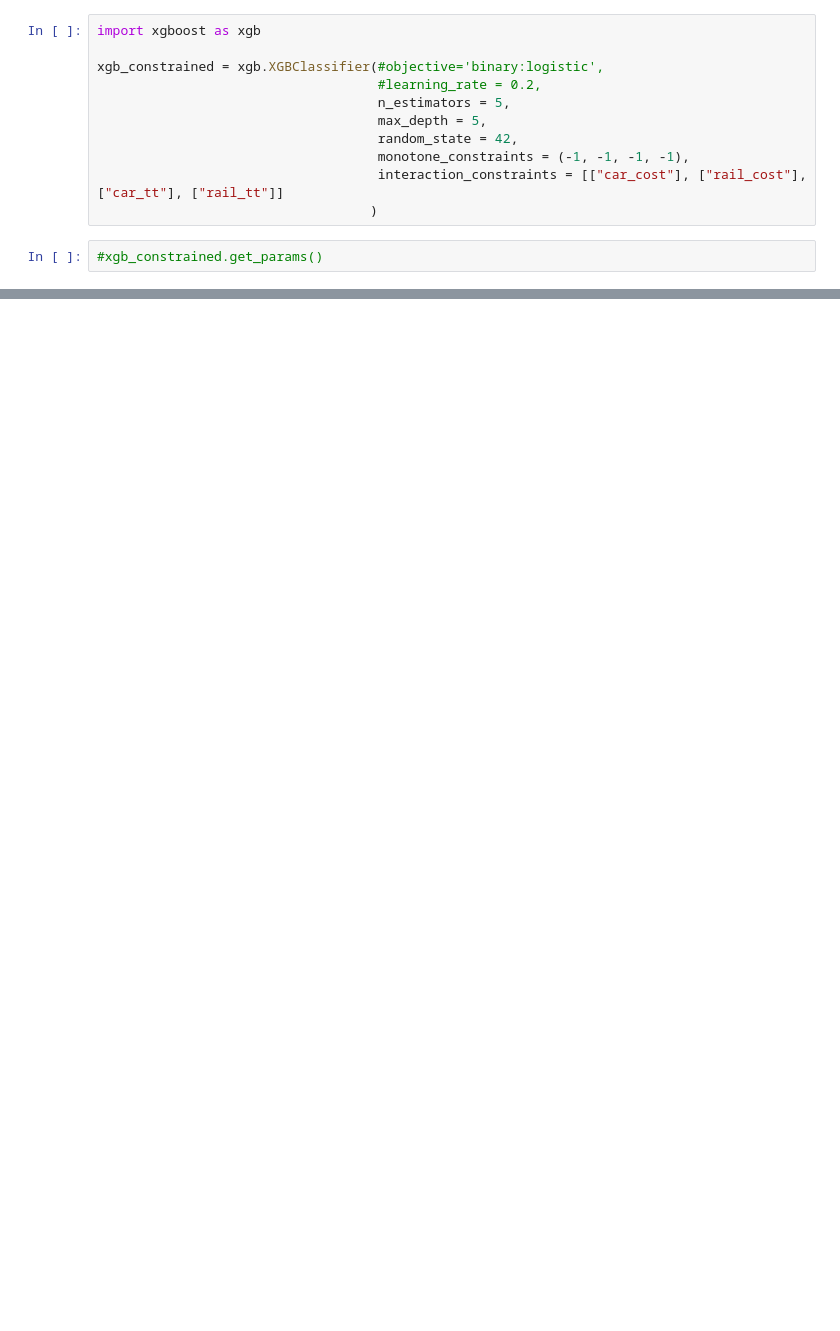
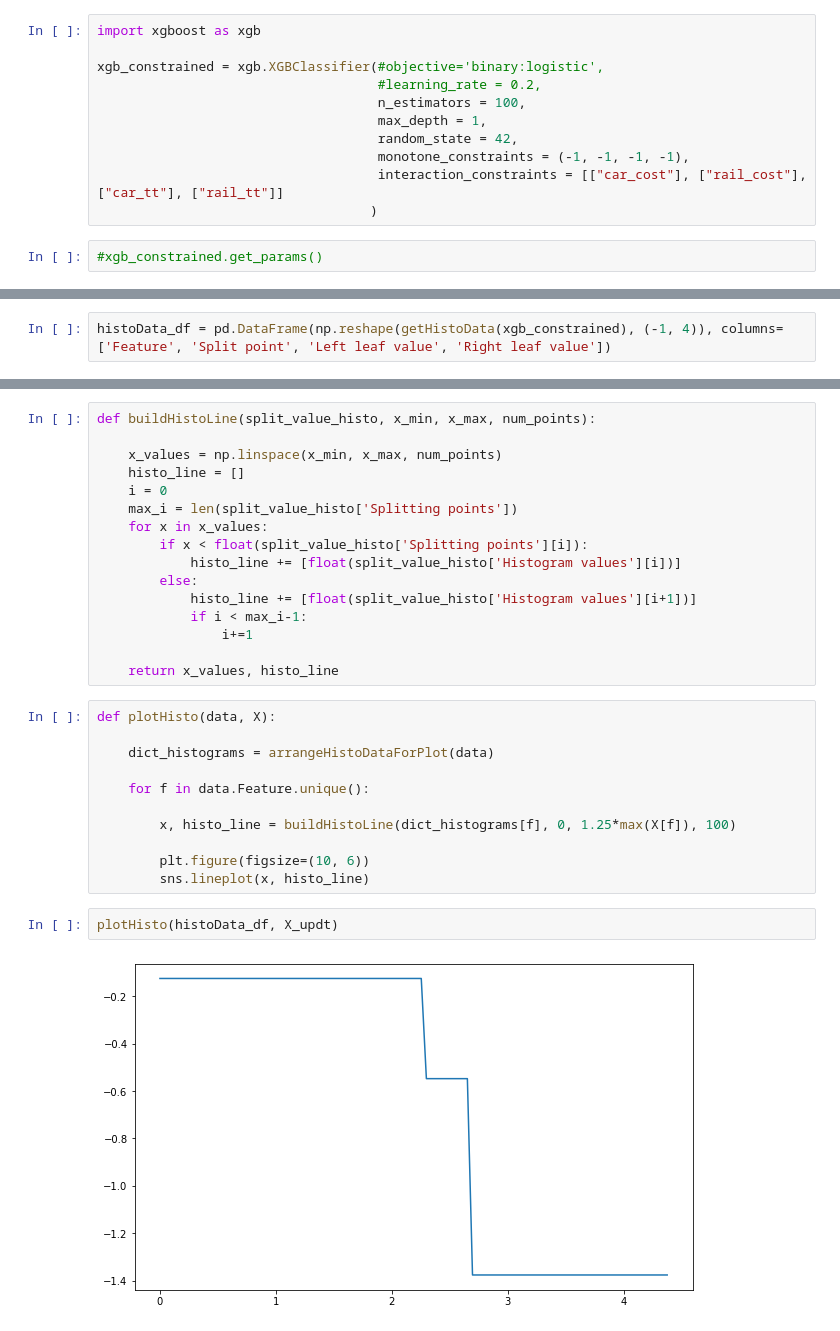
Before and after one commit to NicoSlvd/GBM-feature-extraction, a Jupyter notebook: Binary problem/Netherlands with benchmark.ipynb, the cells around one changed output, grey strips where cells are left out. Cells and saved outputs as stored; diff of their text form; blank space fills up the shorter version.

Commit message:
histograms v0.1
first histograms generated

```diff
--- a/Binary problem/Netherlands with benchmark.ipynb
+++ b/Binary problem/Netherlands with benchmark.ipynb
@@ -61,8 +47,8 @@ import xgboost as xgb
 
 xgb_constrained = xgb.XGBClassifier(#objective='binary:logistic',
                                     #learning_rate = 0.2,
-                                    n_estimators = 5,
-                                    max_depth = 5,
+                                    n_estimators = 100,
+                                    max_depth = 1,
                                     random_state = 42,
                                     monotone_constraints = (-1, -1, -1, -1),
                                     interaction_constraints = [["car_cost"], ["rail_cost"], ["car_tt"], ["rail_tt"]]
@@ -105,0 +104,2 @@ saveXgbFI(xgb_constrained)
+# %%
+histoData_df = pd.DataFrame(np.reshape(getHistoData(xgb_constrained), (-1, 4)), columns= ['Feature', 'Split point', 'Left leaf value', 'Right leaf value'])
@@ -105,0 +142,31 @@ saveXgbFI(xgb_constrained)
+# %%
+def buildHistoLine(split_value_histo, x_min, x_max, num_points):
+
+    x_values = np.linspace(x_min, x_max, num_points)
+    histo_line = []
+    i = 0
+    max_i = len(split_value_histo['Splitting points'])
+    for x in x_values:
+        if x < float(split_value_histo['Splitting points'][i]):
+            histo_line += [float(split_value_histo['Histogram values'][i])]
+        else:
+            histo_line += [float(split_value_histo['Histogram values'][i+1])]
+            if i < max_i-1:
+                i+=1
+
+    return x_values, histo_line
+# %%
+def plotHisto(data, X):
+
+    dict_histograms = arrangeHistoDataForPlot(data)
+
+    for f in data.Feature.unique():
+
+        x, histo_line = buildHistoLine(dict_histograms[f], 0, 1.25*max(X[f]), 100)
+
+        plt.figure(figsize=(10, 6))
+        sns.lineplot(x, histo_line)
+# %%
+plotHisto(histoData_df, X_updt)
+# %% [output]
+[figure, added]
```
Also changed, not shown: parts of 13 cells of this notebook, 5 other files.
